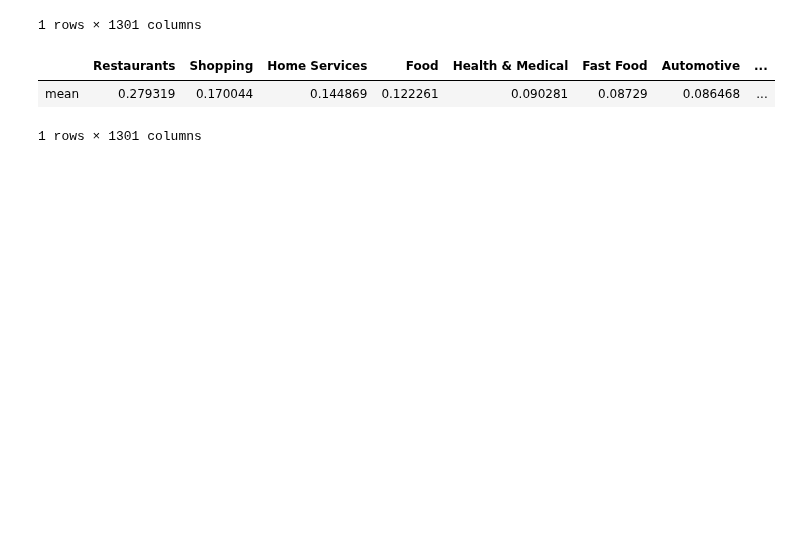
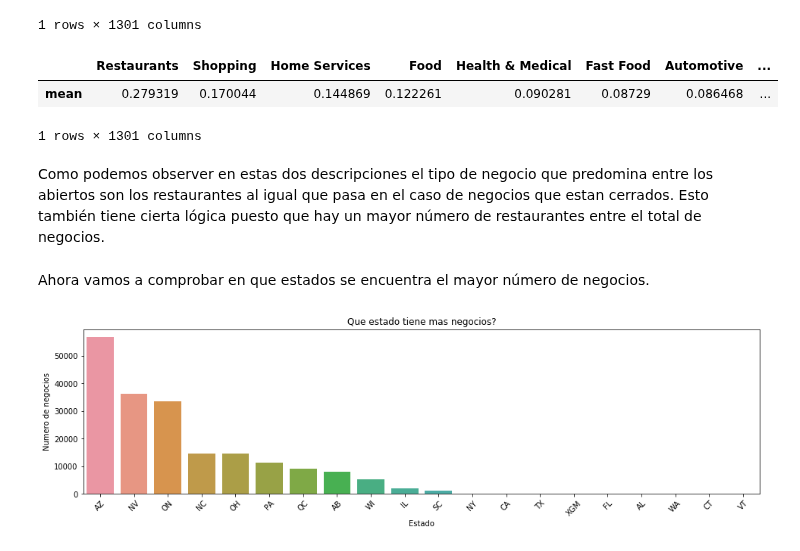
Before and after one commit to jcorrochanoj/DesafioFinalAD, a Jupyter notebook: Analisis_Negocios.ipynb, the cells around one changed output. Saved outputs shown, nothing was run; the diff lists cells and outputs as text; code cells hidden in the pictures; blank space fills up the shorter version.

```diff
--- a/Analisis_Negocios.ipynb
+++ b/Analisis_Negocios.ipynb
@@ -206,3 +199,21 @@ a.sort_values(by="mean",axis=1, ascending=False)
 |  | Restaurants | Shopping | Home Services | Food | Health & Medical | Fast Food | Automotive | ... |
 | mean | 0.279319 | 0.170044 | 0.144869 | 0.122261 | 0.090281 | 0.08729 | 0.086468 | ... |
 1 rows × 1301 columns
+# %% [markdown]
+Como podemos observer en estas dos descripciones el tipo de negocio que predomina entre los abiertos son los restaurantes al igual que pasa en el caso de negocios que estan cerrados. Esto también tiene cierta lógica puesto que hay un mayor número de restaurantes entre el total de negocios.
+# %% [markdown]
+Ahora vamos a comprobar en que estados se encuentra el mayor número de negocios.
+# %%
+x=df["estado"].value_counts()
+x=x.sort_values(ascending=False)
+x=x.iloc[0:20]
+plt.figure(figsize=(16,4))
+ax=sns.barplot(x.index, x.values)
+plt.title("Que estado tiene mas negocios?")
+l, label = plt.xticks()
+plt.setp(label, rotation=45)
+plt.ylabel("Numero de negocios")
+plt.xlabel("Estado")
+plt.show()
+# %% [output]
+[figure, added]
```
Also changed, not shown: parts of 25 cells of this notebook.
